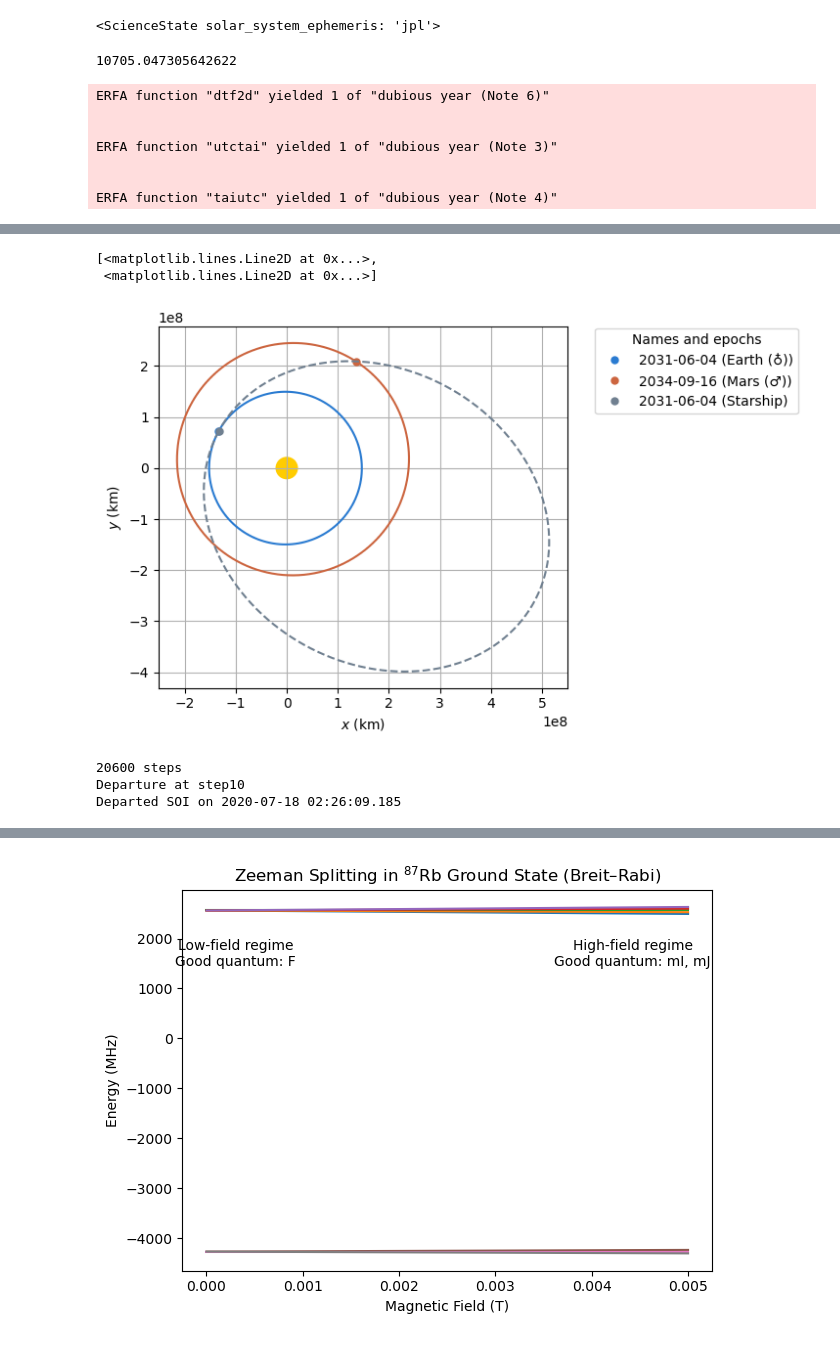
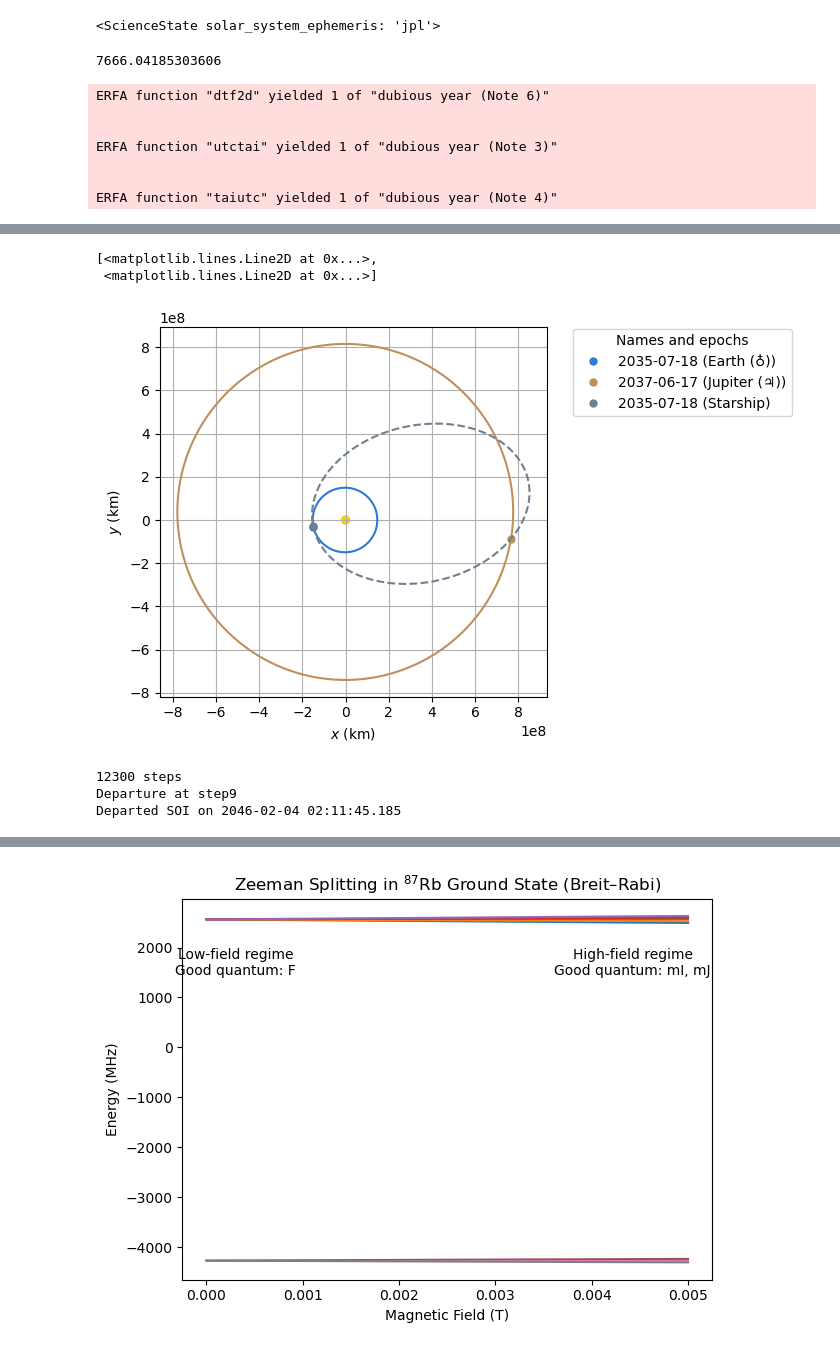
Before and after one commit to jackSN8/orbits.js, a Jupyter notebook: general_trajectory_plotting.ipynb, the cells around one changed output, grey strips where cells are left out. Saved outputs shown, nothing was run; the diff lists cells and outputs as text; code cells hidden in the pictures.

Commit message:
good work on porkchop plots

```diff
--- a/general_trajectory_plotting.ipynb
+++ b/general_trajectory_plotting.ipynb
@@ -29,7 +29,7 @@ solar_system_ephemeris.set("jpl")
 # %%
 #starship specs
 isp = 380
-dry_mass = 90
+dry_mass = 220
 prop_mass = 1500 #tons
 lmo_fuel = 250
 
@@ -43,12 +43,12 @@ print(starship_dv)
 # #for a skimpy 100t starship, only need 20 tons of landing fuel
 # print(isp*9.81*math.log((120)/(100)))
 # %% [output]
-10705.047305642622
+7666.04185303606
 # %%
 
 #launch from body_1 to body_2
 body_1 = Earth
-body_2 = Mars
+body_2 = Jupiter
 
 
 #starship specs
@@ -66,10 +66,10 @@ boiloff = 0#0
 
 
 #solve for a minimum ejection DV given a time period
-transitTime = 1200*u.day
+transitTime = 700*u.day
 resolution = 1*u.day
-start_date = time.Time("2030-02-15 00:01", scale="utc").tdb
-end_date = time.Time("2031-08-17 00:01", scale="utc").tdb
+start_date = time.Time("2035-02-15 00:01", scale="utc").tdb
+end_date = time.Time("2037-08-17 00:01", scale="utc").tdb
 
 ephem_1 = Ephem.from_body(body_1, time_range(start_date, end=end_date+transitTime))
 ephem_2 = Ephem.from_body(body_2, time_range(start_date, end=end_date+transitTime))
@@ -138,6 +138,6 @@ arrival at Mars (♂) on 2034-09-16 00:02:09.185
 [<matplotlib.lines.Line2D at 0x...>,
  <matplotlib.lines.Line2D at 0x...>]
-[figure, old version]
+[figure, new version]
 # %%
 #calculate total boiloff during trip
 starship_albedo = 0.1
@@ -176,9 +176,9 @@ for i in range(steps):
 
 print(f"Departed SOI on {soi_change_point}")
 # %% [output]
-20600 steps
-Departure at step10
-Departed SOI on 2020-07-18 02:26:09.185
+12300 steps
+Departure at step9
+Departed SOI on 2046-02-04 02:11:45.185
 # %%
 ss_final = lowest_orb.propagate(soi_change_point-date_launch)
 
```
Also changed, not shown: parts of 4 cells of this notebook, 4 other files.
